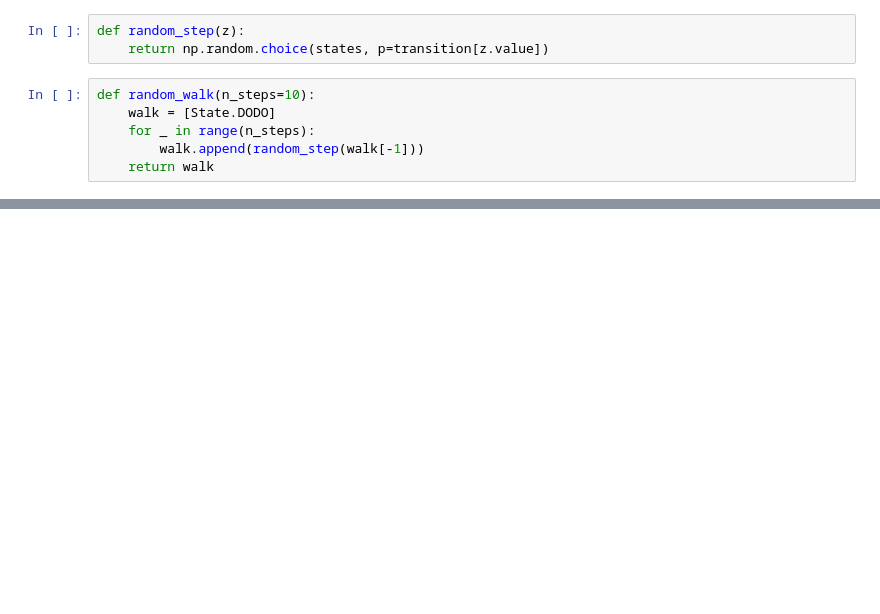
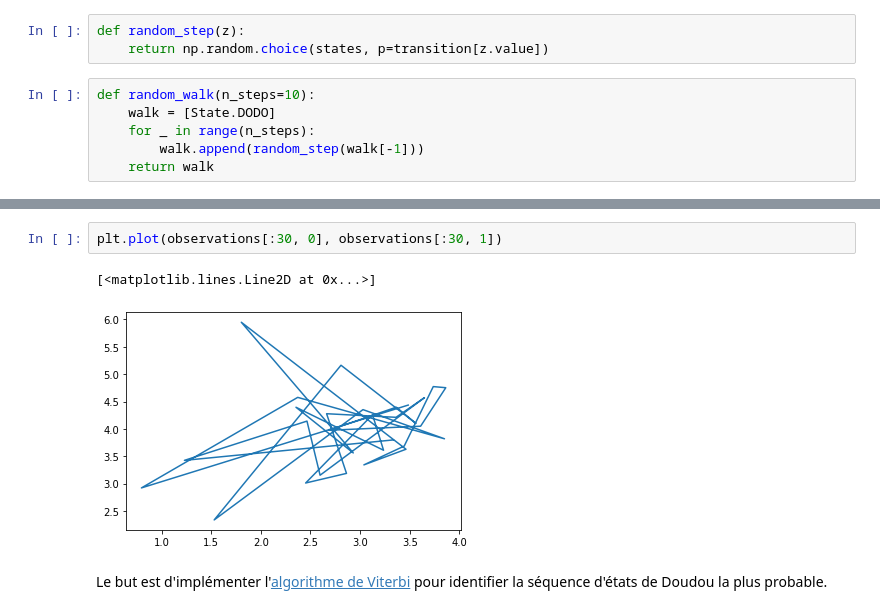
Before and after one commit to jilljenn/tp-ml, a Jupyter notebook: tp5/Doudou le hamster surveillé.ipynb, the cells around one changed output, grey strips where cells are left out. Cells and saved outputs as stored; diff of their text form; blank space fills up the shorter version.

Commit message:
Update Doudou

```diff
--- a/tp5/Doudou le hamster surveillé.ipynb
+++ b/tp5/Doudou le hamster surveillé.ipynb
@@ -73,0 +125,7 @@ random_walk(25)
+# %%
+plt.plot(observations[:30, 0], observations[:30, 1])
+# %% [output]
+[<matplotlib.lines.Line2D at 0x...>]
+[figure, added]
+# %% [markdown]
+Le but est d'implémenter l'[algorithme de Viterbi](https://en.wikipedia.org/wiki/Viterbi_algorithm) pour identifier la séquence d'états de Doudou la plus probable.
```
Also changed, not shown: parts of 36 cells of this notebook.
